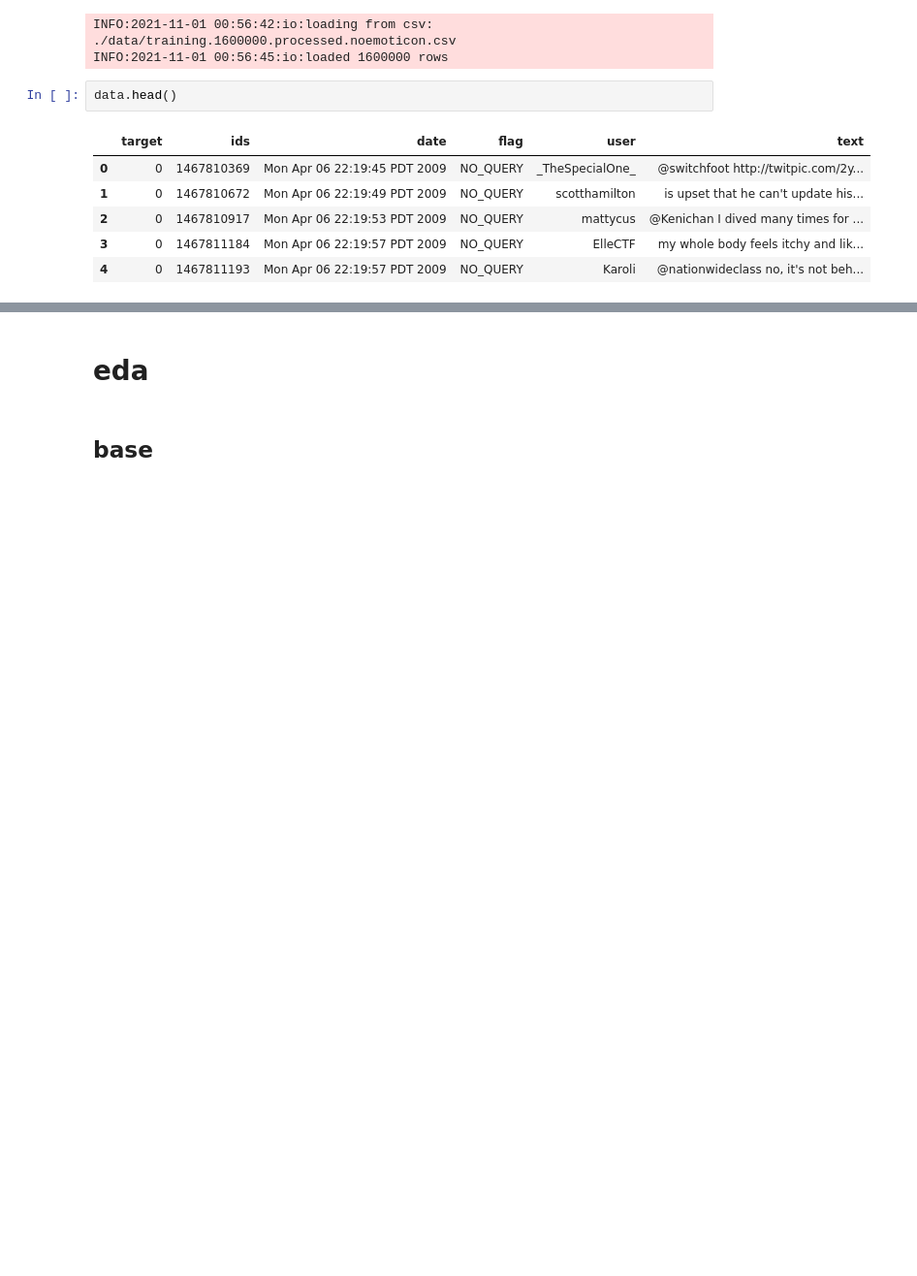
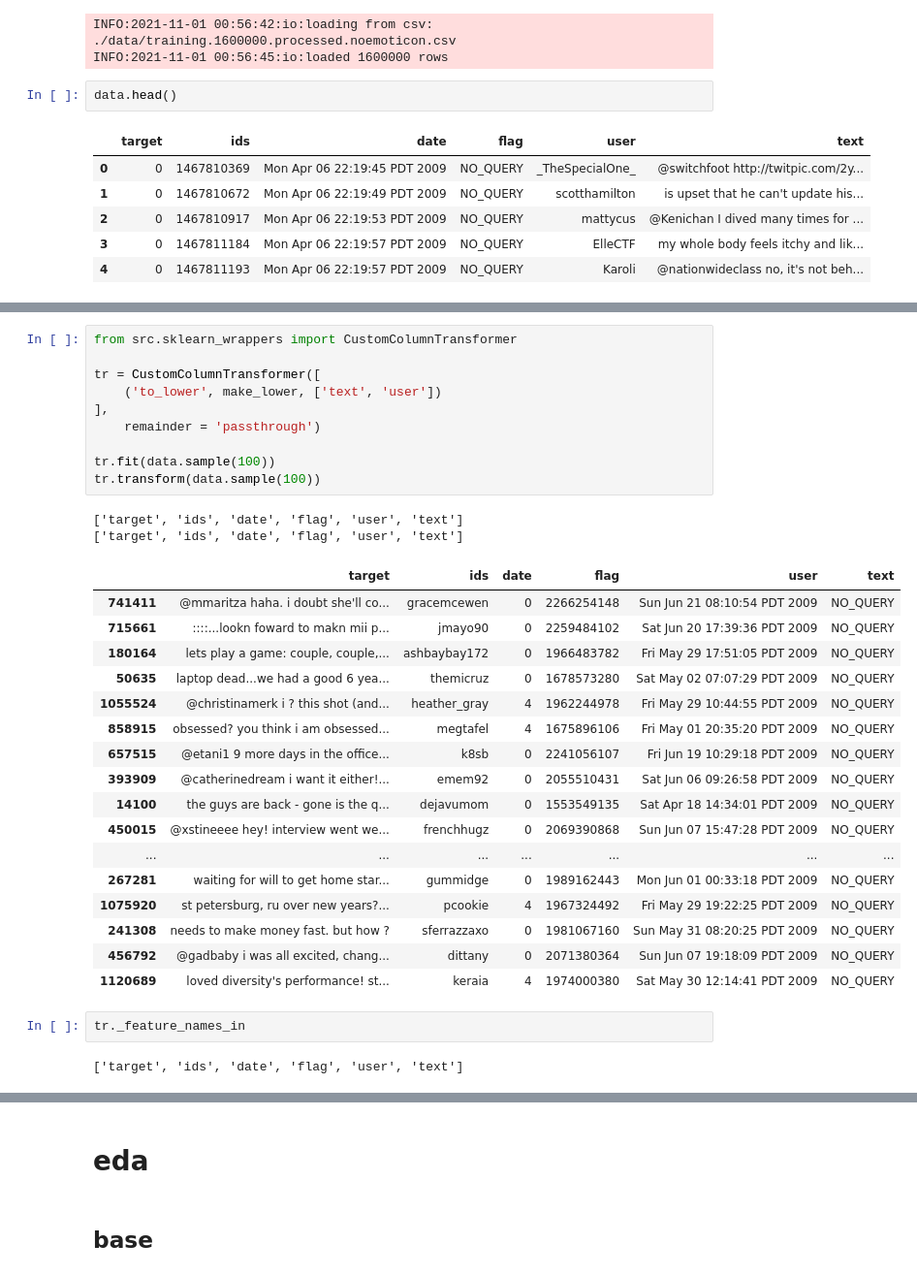
Before and after one commit to mbronis/gensim, a Jupyter notebook: kaggle sentiment eda.ipynb, the cells around one changed output, grey strips where cells are left out. Shown at 97% size. Saved outputs shown, nothing was run; the diff lists cells and outputs as text; blank space fills up the shorter version.

Commit message:
add CustomColumnTransformer

```diff
--- a/kaggle sentiment eda.ipynb
+++ b/kaggle sentiment eda.ipynb
@@ -136,0 +205,34 @@ Name: text, Length: 1600000, dtype: object
+# %%
+from src.sklearn_wrappers import CustomColumnTransformer
+
+tr = CustomColumnTransformer([
+    ('to_lower', make_lower, ['text', 'user'])
+],
+    remainder = 'passthrough')
+
+tr.fit(data.sample(100))
+tr.transform(data.sample(100))
+# %% [output]
+['target', 'ids', 'date', 'flag', 'user', 'text']
+['target', 'ids', 'date', 'flag', 'user', 'text']
+|  | target | ids | date | flag | user | text |
+| 741411 | @mmaritza haha. i doubt she'll co... | gracemcewen | 0 | 2266254148 | Sun Jun 21 08:10:54 PDT 2009 | NO_QUERY |
+| 715661 | ::::...lookn foward to makn mii p... | jmayo90 | 0 | 2259484102 | Sat Jun 20 17:39:36 PDT 2009 | NO_QUERY |
+| 180164 | lets play a game: couple, couple,... | ashbaybay172 | 0 | 1966483782 | Fri May 29 17:51:05 PDT 2009 | NO_QUERY |
+| 50635 | laptop dead...we had a good 6 yea... | themicruz | 0 | 1678573280 | Sat May 02 07:07:29 PDT 2009 | NO_QUERY |
+| 1055524 | @christinamerk i ? this shot (and... | heather_gray | 4 | 1962244978 | Fri May 29 10:44:55 PDT 2009 | NO_QUERY |
+| 858915 | obsessed? you think i am obsessed... | megtafel | 4 | 1675896106 | Fri May 01 20:35:20 PDT 2009 | NO_QUERY |
+| 657515 | @etani1 9 more days in the office... | k8sb | 0 | 2241056107 | Fri Jun 19 10:29:18 PDT 2009 | NO_QUERY |
+| 393909 | @catherinedream i want it either!... | emem92 | 0 | 2055510431 | Sat Jun 06 09:26:58 PDT 2009 | NO_QUERY |
+| 14100 | the guys are back - gone is the q... | dejavumom | 0 | 1553549135 | Sat Apr 18 14:34:01 PDT 2009 | NO_QUERY |
+| 450015 | @xstineeee hey! interview went we... | frenchhugz | 0 | 2069390868 | Sun Jun 07 15:47:28 PDT 2009 | NO_QUERY |
+| ... | ... | ... | ... | ... | ... | ... |
+| 267281 | waiting for will to get home star... | gummidge | 0 | 1989162443 | Mon Jun 01 00:33:18 PDT 2009 | NO_QUERY |
+| 1075920 | st petersburg, ru over new years?... | pcookie | 4 | 1967324492 | Fri May 29 19:22:25 PDT 2009 | NO_QUERY |
+| 241308 | needs to make money fast. but how ? | sferrazzaxo | 0 | 1981067160 | Sun May 31 08:20:25 PDT 2009 | NO_QUERY |
+| 456792 | @gadbaby i was all excited, chang... | dittany | 0 | 2071380364 | Sun Jun 07 19:18:09 PDT 2009 | NO_QUERY |
+| 1120689 | loved diversity's performance! st... | keraia | 4 | 1974000380 | Sat May 30 12:14:41 PDT 2009 | NO_QUERY |
+# %%
+tr._feature_names_in
+# %% [output]
+['target', 'ids', 'date', 'flag', 'user', 'text']
```
Also changed, not shown: parts of 55 cells of this notebook, 2 other files.
